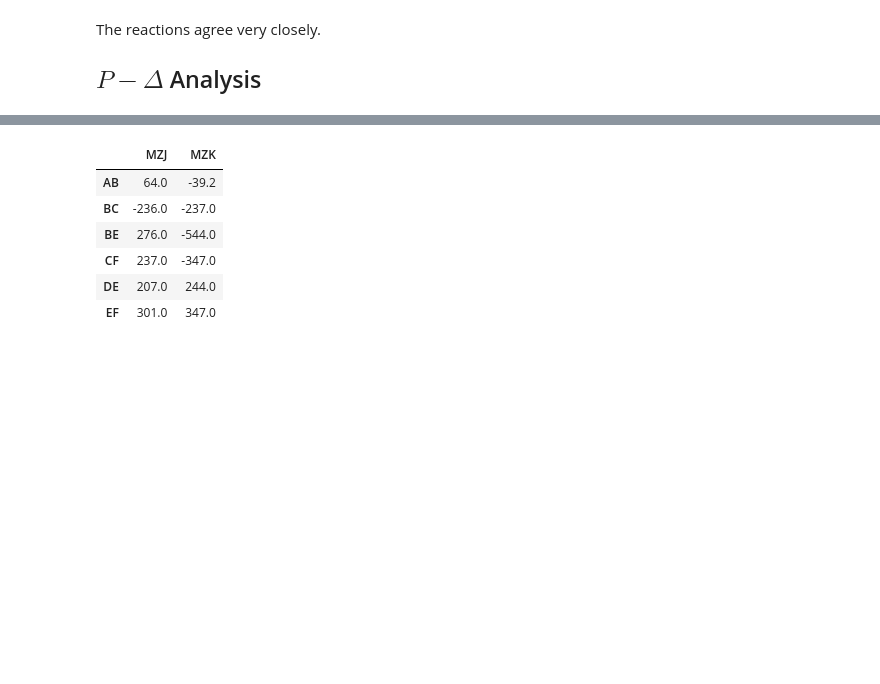
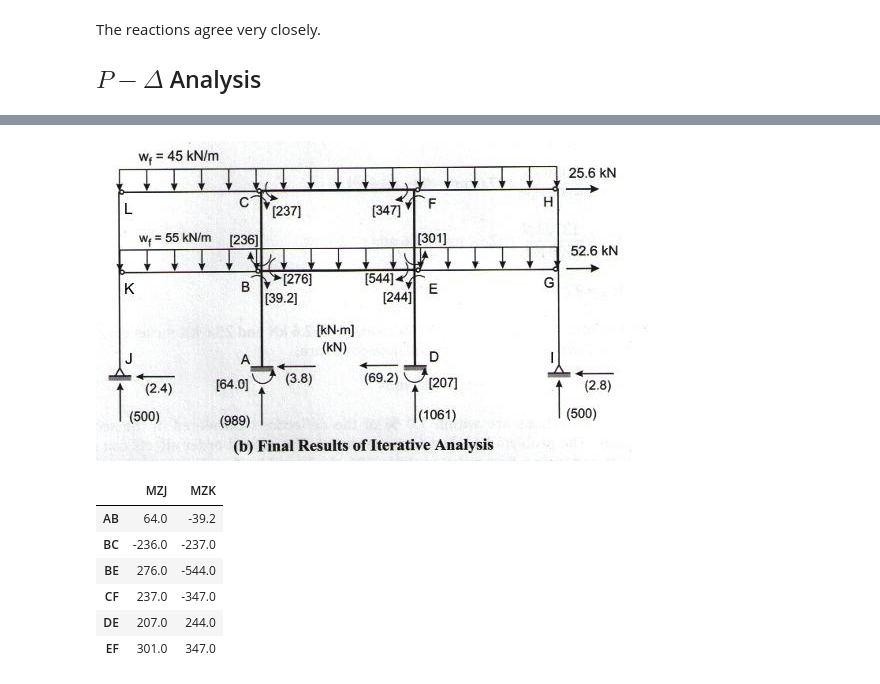
Before and after one commit to nholtz/structural-analysis, a Jupyter notebook: matrix-methods/frame2d/40-test-KG82.ipynb, the cells around one changed output, grey strips where cells are left out. Saved outputs shown, nothing was run; the diff lists cells and outputs as text; code cells hidden in the pictures; blank space fills up the shorter version.

```diff
--- a/matrix-methods/frame2d/40-test-KG82.ipynb
+++ b/matrix-methods/frame2d/40-test-KG82.ipynb
@@ -147,3 +143,7 @@ The above are the results of a second-order ($P-\Delta$) analysis and should be
+# %%
+display.Image('data/KG82.d/KG82c.jpg')
+# %% [output]
+[figure, added]
 # %%
 import pandas as pd
 
```
Also changed, not shown: parts of 9 cells of this notebook, 25 other files.
